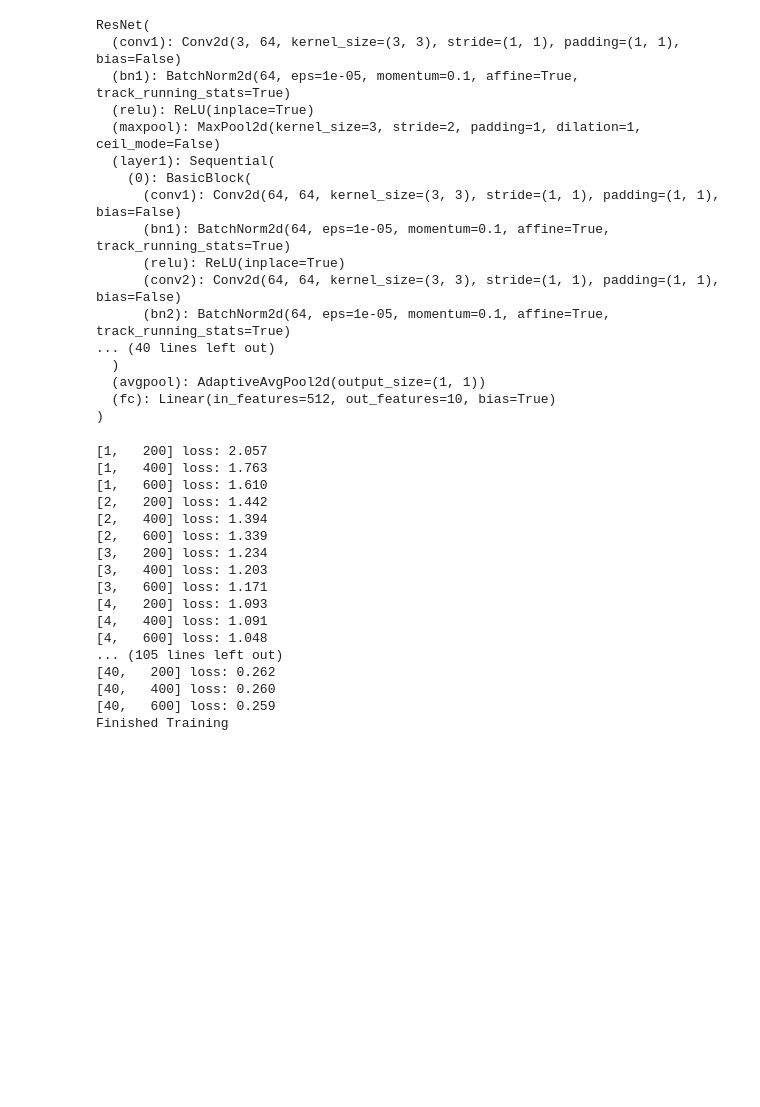
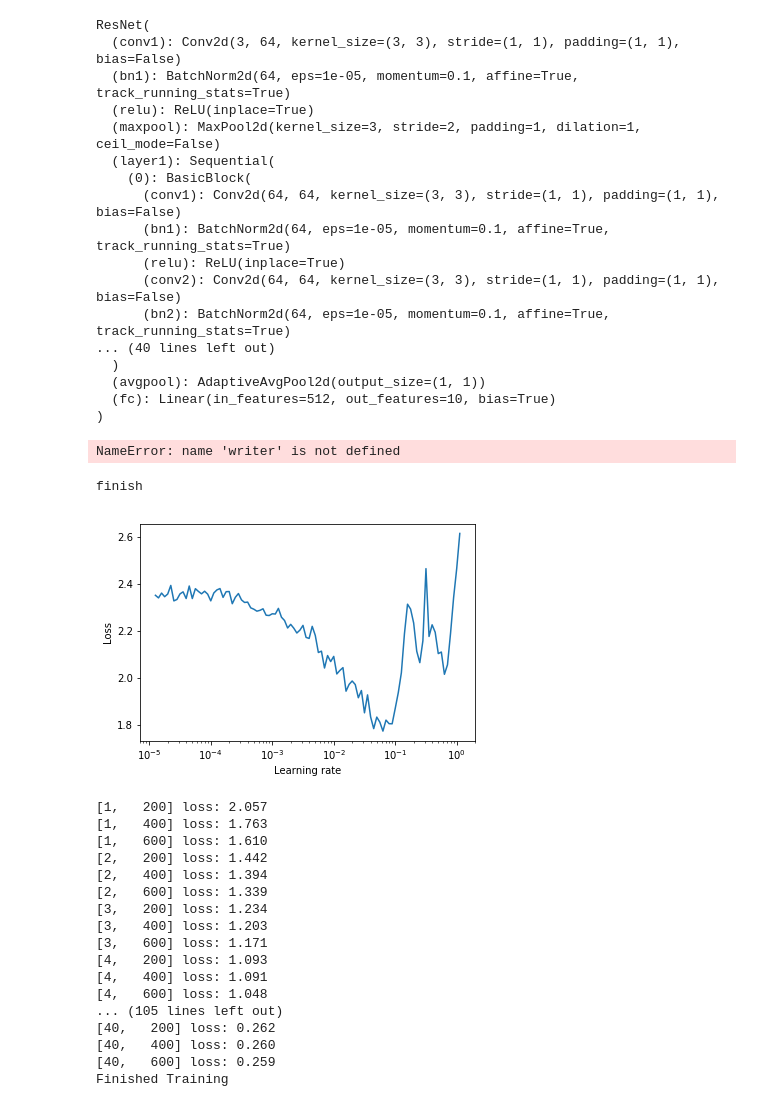
Before and after one commit to yemq3/sysu-junior-ise-study, a Jupyter notebook: 人工智能原理/实验/cifar10/cifar10_resnet9_2.ipynb, the cells around one changed output. Saved outputs shown, nothing was run; the diff lists cells and outputs as text; code cells hidden in the pictures; blank space fills up the shorter version.

```diff
--- a/人工智能原理/实验/cifar10/cifar10_resnet9_2.ipynb
+++ b/人工智能原理/实验/cifar10/cifar10_resnet9_2.ipynb
@@ -12,7 +12,7 @@ import numpy as np
 # %%
 writer = SummaryWriter('runs/cifar10_resnet9')
 # %%
-BATCH_SIZE = 64
+BATCH_SIZE = 256
 
 transform = transforms.Compose(
     [transforms.Pad(4),
@@ -93,9 +93,11 @@ ResNet(
 # %%
 writer.add_graph(net,images.to(device))
 writer.close()
+# %% [output]
+NameError: name 'writer' is not defined
 # %%
 epochs = 40
 criterion = nn.CrossEntropyLoss()
 # optimizer = optim.Adam(net.parameters(), lr=1e-3, weight_decay= 5e-4 * BATCH_SIZE)
-optimizer = optim.SGD(net.parameters(), lr=1e-3, momentum=0.9, weight_decay= 5e-4 * BATCH_SIZE)
+optimizer = optim.SGD(net.parameters(), lr=1e-5, momentum=0.9, weight_decay= 5e-4 * BATCH_SIZE)
 scheduler = optim.lr_scheduler.CosineAnnealingLR(optimizer, T_max = epochs)
@@ -102,3 +179,10 @@ scheduler = optim.lr_scheduler.CosineAnnealingLR(optimizer, T_max = epochs)
+# %%
+lr_finder = LRFinder(net, optimizer, criterion, torch.device("cuda"))
+lr_finder.find_lr(trainloader, 1, 100)
+lr_finder.plot()
+# %% [output]
+finish
+[figure, added]
 # %%
 for epoch in range(epochs):  # loop over the dataset multiple times
 
```
Also changed, not shown: parts of 2 cells of this notebook, 1 other file.
